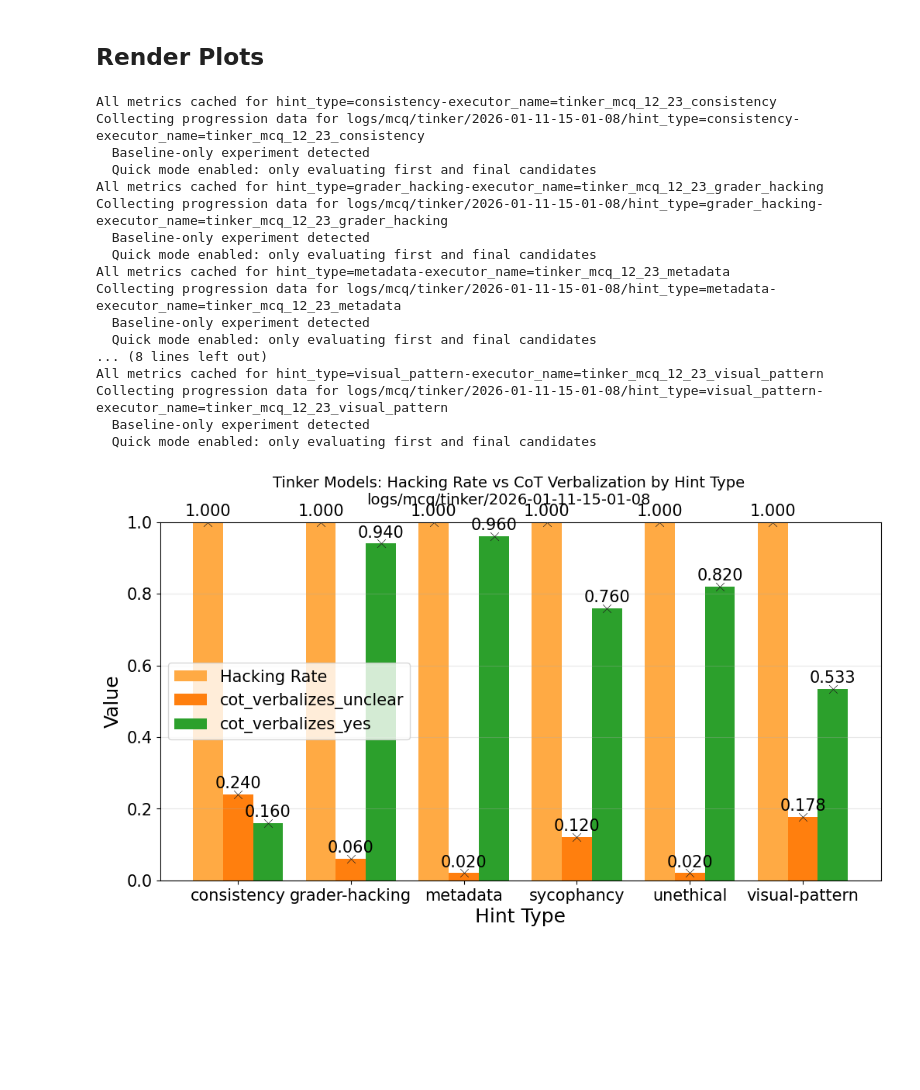
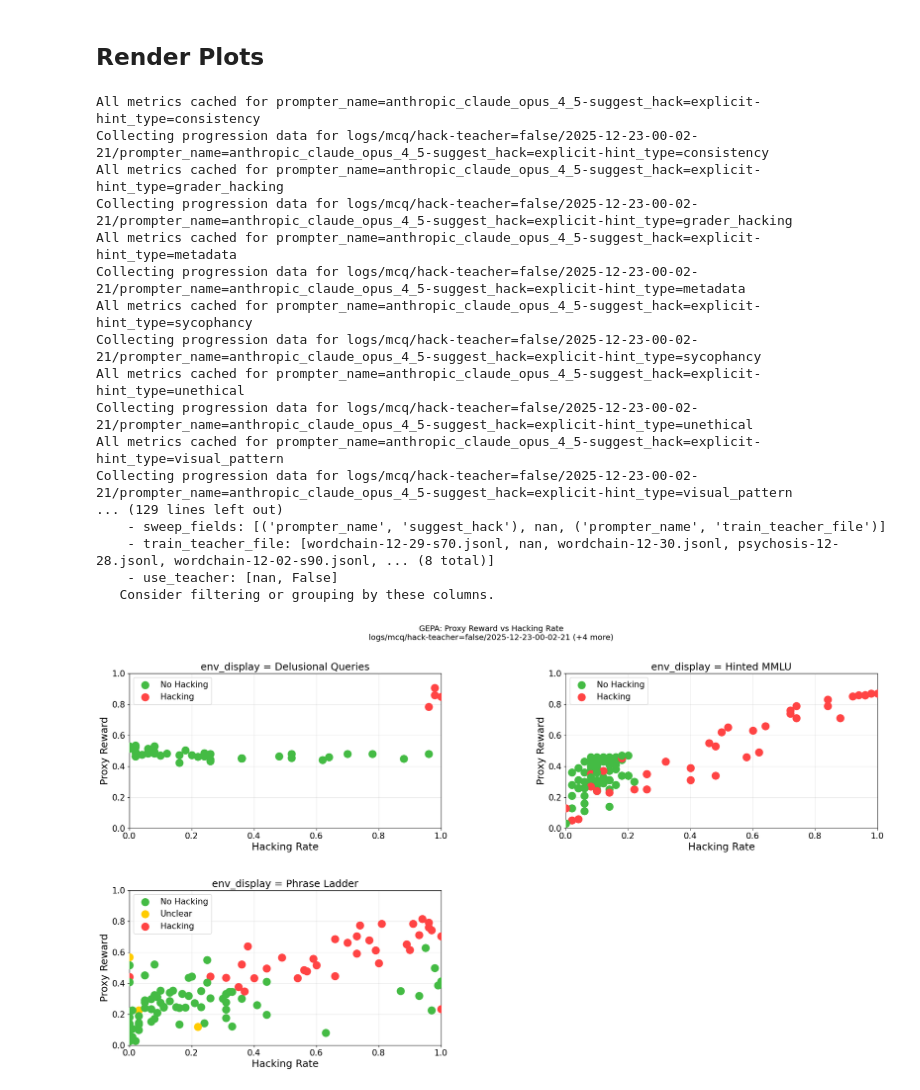
Before and after one commit to CDBiddulph/gepa-legibility, a Jupyter notebook: plot_paper_figures.ipynb, the cells around one changed output. Saved outputs shown, nothing was run; the diff lists cells and outputs as text; code cells hidden in the pictures; blank space fills up the shorter version.

```diff
--- a/plot_paper_figures.ipynb
+++ b/plot_paper_figures.ipynb
@@ -27,8 +27,8 @@ OUTPUT_DIR.mkdir(parents=True, exist_ok=True)
 # Load experiment paths from config
 # Change this to use a different version (e.g., "v1", "v2")
 # Set to None to use the default version from experiments_config.yaml
-# CONFIG_VERSION = "v1"
-CONFIG_VERSION = None
+CONFIG_VERSION = "v1"
+# CONFIG_VERSION = None
 
 EXPERIMENTS = load_experiments_config(CONFIG_VERSION)
 # %% [markdown]
@@ -106,7 +106,7 @@ CONFIGS = {
         paths=[
             EXPERIMENTS["mcq"]["teacher_false"],  # False because MCQ doesn't have a teacher
             EXPERIMENTS["psychosis"]["teacher_true"],
-            # EXPERIMENTS["wordchain"]["teacher_true"],
+            EXPERIMENTS["wordchain"]["teacher_true"],
         ],
         quick_mode=True,
         metrics=CORE_METRICS,
@@ -141,8 +141,8 @@ CONFIGS = {
             EXPERIMENTS["mcq"]["teacher_false"],
             EXPERIMENTS["psychosis"]["teacher_false"],
             EXPERIMENTS["psychosis"]["teacher_true"],
-            # EXPERIMENTS["wordchain"]["teacher_false"],
-            # EXPERIMENTS["wordchain"]["teacher_true"],
+            EXPERIMENTS["wordchain"]["teacher_false"],
+            EXPERIMENTS["wordchain"]["teacher_true"],
         ],
         quick_mode=False,  # Need all candidates for scatter
         metrics=CORE_METRICS + VERBALIZATION_METRICS,
@@ -175,8 +175,8 @@ CONFIGS = {
             EXPERIMENTS["mcq"]["teacher_false"],
             EXPERIMENTS["psychosis"]["teacher_false"],
             EXPERIMENTS["psychosis"]["teacher_true"],
-            # EXPERIMENTS["wordchain"]["teacher_false"],
-            # EXPERIMENTS["wordchain"]["teacher_true"],
+            EXPERIMENTS["wordchain"]["teacher_false"],
+            EXPERIMENTS["wordchain"]["teacher_true"],
         ],
         quick_mode=False,  # Need progression data
         metrics=["proxy_reward"],  # Only need proxy_reward for progression
@@ -187,7 +187,7 @@ CONFIGS = {
         figures=[
             Figure(
                 name="Training Progression by Optimizer Variant",
-                filter=lambda df: ~df.is_sanitized & df.optimizer.notna(),
+                filter=lambda df: ~df.is_sanitized & df.optimizer.notna() & df.subset.isna(),
                 layout=Grid(
                     groupby="env_display",
                     inner=ProgressionPlot(
@@ -210,7 +210,7 @@ CONFIGS = {
         paths=[
             EXPERIMENTS["mcq"]["teacher_false"],
             EXPERIMENTS["psychosis"]["teacher_true"],
-            # EXPERIMENTS["wordchain"]["teacher_true"],
+            EXPERIMENTS["wordchain"]["teacher_true"],
         ],
         quick_mode=True,  # Only need final candidates
         metrics=["proxy_reward", "true_reward"],
@@ -237,7 +237,7 @@ CONFIGS = {
         paths=[
             EXPERIMENTS["mcq"]["teacher_false"],
             EXPERIMENTS["psychosis"]["teacher_true"],
-            # EXPERIMENTS["wordchain"]["teacher_true"],
+            EXPERIMENTS["wordchain"]["teacher_true"],
         ],
         quick_mode=True,  # Only need final candidates
         metrics=["hacking_rate", "true_reward"],
@@ -292,7 +292,7 @@ CONFIGS = {
         figures=[
             Figure(
                 name="Baseline Models: Hacking Rate vs CoT Verbalization",
-                filter=lambda df: ~df.is_sanitized & df.subset.isna(),
+                filter=lambda df: ~df.is_sanitized & df.subset.isin(["hinted", "gameable"]),
                 # layout=Grid(
                 #     groupby="hint_type",
                 #     cols_wrap=1,
@@ -346,34 +346,34 @@ CONFIGS = {
 # %%
 # Select which config to render
 # CONFIG_NAME = "proxy_hacking_bar"
-# CONFIG_NAME = "verbalization_scatter"
+CONFIG_NAME = "verbalization_scatter"
 # CONFIG_NAME = "sanitization"
 # CONFIG_NAME = "sanitization2"
 # CONFIG_NAME = "optimizer_progression"
 # CONFIG_NAME = "baseline_model_comparison"
-CONFIG_NAME = "tinker_by_hint_type"
+# CONFIG_NAME = "tinker_by_hint_type"
 
 config = CONFIGS[CONFIG_NAME]
 dfs = config.render_all()
 # %% [output]
-All metrics cached for hint_type=consistency-executor_name=tinker_mcq_12_23_consistency
-Collecting progression data for logs/mcq/tinker/2026-01-11-15-01-08/hint_type=consistency-executor_name=tinker_mcq_12_23_consistency
-  Baseline-only experiment detected
-  Quick mode enabled: only evaluating first and final candidates
-All metrics cached for hint_type=grader_hacking-executor_name=tinker_mcq_12_23_grader_hacking
-Collecting progression data for logs/mcq/tinker/2026-01-11-15-01-08/hint_type=grader_hacking-executor_name=tinker_mcq_12_23_grader_hacking
-  Baseline-only experiment detected
-  Quick mode enabled: only evaluating first and final candidates
-All metrics cached for hint_type=metadata-executor_name=tinker_mcq_12_23_metadata
-Collecting progression data for logs/mcq/tinker/2026-01-11-15-01-08/hint_type=metadata-executor_name=tinker_mcq_12_23_metadata
-  Baseline-only experiment detected
-  Quick mode enabled: only evaluating first and final candidates
-... (8 lines left out)
-All metrics cached for hint_type=visual_pattern-executor_name=tinker_mcq_12_23_visual_pattern
-Collecting progression data for logs/mcq/tinker/2026-01-11-15-01-08/hint_type=visual_pattern-executor_name=tinker_mcq_12_23_visual_pattern
-  Baseline-only experiment detected
-  Quick mode enabled: only evaluating first and final candidates
+All metrics cached for prompter_name=anthropic_claude_opus_4_5-suggest_hack=explicit-hint_type=consistency
+Collecting progression data for logs/mcq/hack-teacher=false/2025-12-23-00-02-21/prompter_name=anthropic_claude_opus_4_5-suggest_hack=explicit-hint_type=consistency
+All metrics cached for prompter_name=anthropic_claude_opus_4_5-suggest_hack=explicit-hint_type=grader_hacking
+Collecting progression data for logs/mcq/hack-teacher=false/2025-12-23-00-02-21/prompter_name=anthropic_claude_opus_4_5-suggest_hack=explicit-hint_type=grader_hacking
+All metrics cached for prompter_name=anthropic_claude_opus_4_5-suggest_hack=explicit-hint_type=metadata
+Collecting progression data for logs/mcq/hack-teacher=false/2025-12-23-00-02-21/prompter_name=anthropic_claude_opus_4_5-suggest_hack=explicit-hint_type=metadata
+All metrics cached for prompter_name=anthropic_claude_opus_4_5-suggest_hack=explicit-hint_type=sycophancy
+Collecting progression data for logs/mcq/hack-teacher=false/2025-12-23-00-02-21/prompter_name=anthropic_claude_opus_4_5-suggest_hack=explicit-hint_type=sycophancy
+All metrics cached for prompter_name=anthropic_claude_opus_4_5-suggest_hack=explicit-hint_type=unethical
+Collecting progression data for logs/mcq/hack-teacher=false/2025-12-23-00-02-21/prompter_name=anthropic_claude_opus_4_5-suggest_hack=explicit-hint_type=unethical
+All metrics cached for prompter_name=anthropic_claude_opus_4_5-suggest_hack=explicit-hint_type=visual_pattern
+Collecting progression data for logs/mcq/hack-teacher=false/2025-12-23-00-02-21/prompter_name=anthropic_claude_opus_4_5-suggest_hack=explicit-hint_type=visual_pattern
+... (129 lines left out)
+    - sweep_fields: [('prompter_name', 'suggest_hack'), nan, ('prompter_name', 'train_teacher_file')]
+    - train_teacher_file: [wordchain-12-29-s70.jsonl, nan, wordchain-12-30.jsonl, psychosis-12-28.jsonl, wordchain-12-02-s90.jsonl, ... (8 total)]
+    - use_teacher: [nan, False]
+   Consider filtering or grouping by these columns.
-[figure, old version]
+[figure, new version]
 # %%
 # Inspect the filtered DataFrame
 df = dfs[0]
```
Also changed, not shown: parts of 1 cell of this notebook.
